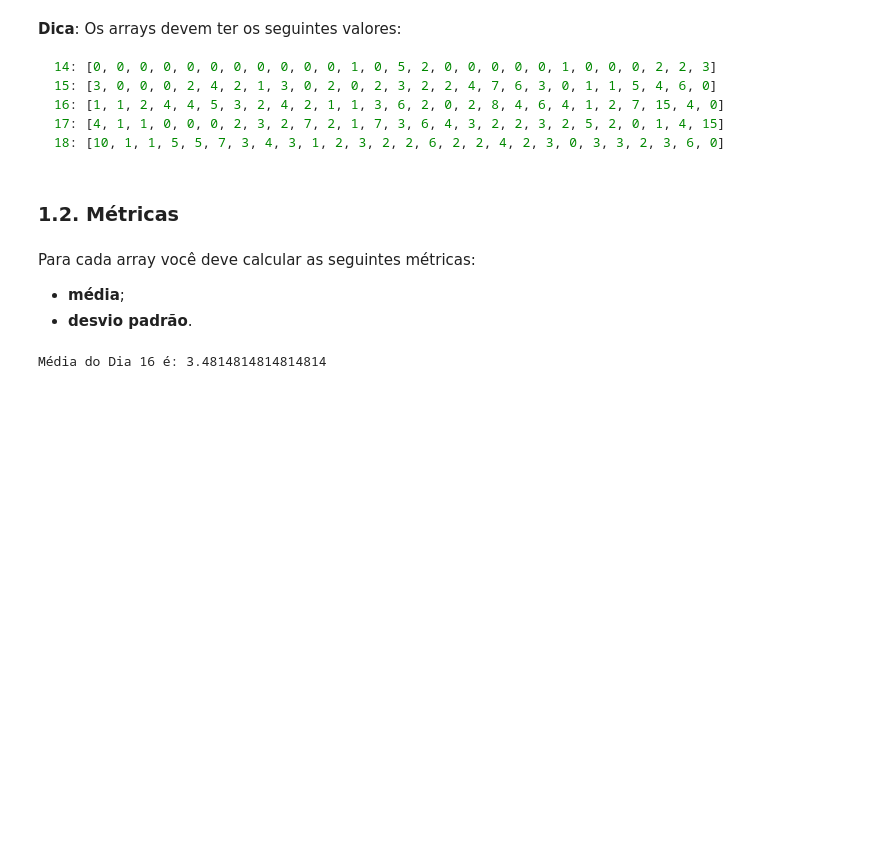
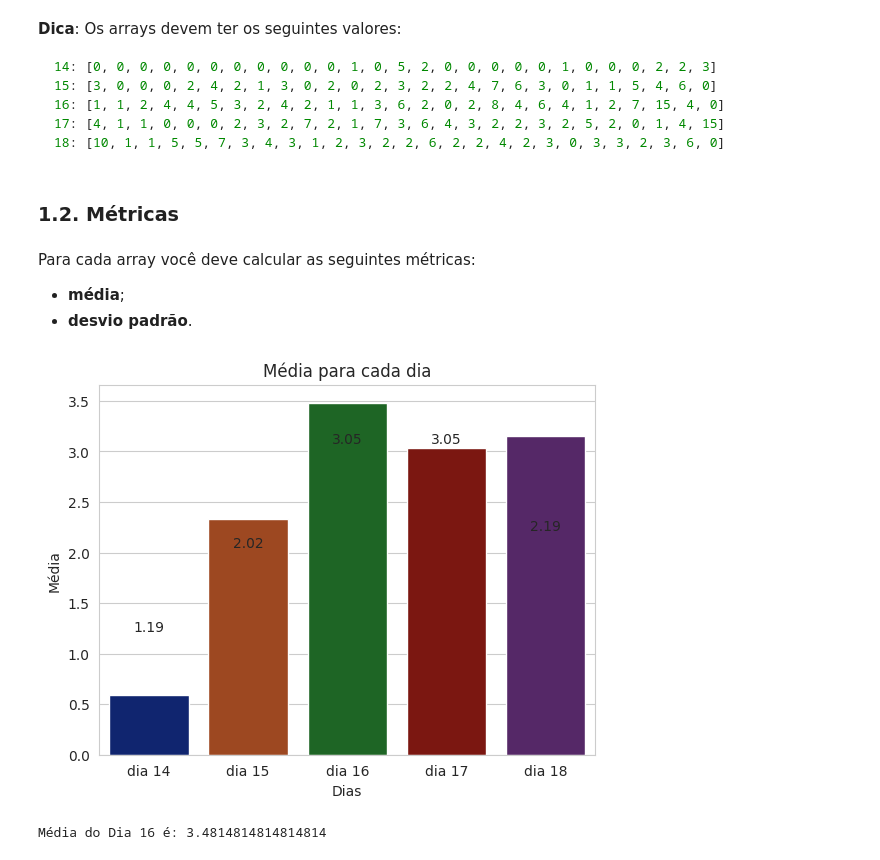
Before and after one commit to Ricardo-Filgueiras/Analista-de-dados-ebac, a Jupyter notebook: Modulo 21 - fundamentos Estatisticos/P_A_M21_Exercicio_ResolvidoV1.ipynb, the cells around one changed output. Cells and saved outputs as stored; diff of their text form; code cells hidden in the pictures; blank space fills up the shorter version.

Commit message:
add imagens dos gráficos.
Gráficos de media e desvio padrão,  e valor dos rótulos nos gráficos.

```diff
--- a/Modulo 21 - fundamentos Estatisticos/P_A_M21_Exercicio_ResolvidoV1.ipynb
+++ b/Modulo 21 - fundamentos Estatisticos/P_A_M21_Exercicio_ResolvidoV1.ipynb
@@ -145,9 +145,18 @@ valores_dp = list(dados_dict_std.values())
 # %%
 # Crie um gráfico de barras usando os rótulos e valores
 with sns.axes_style('whitegrid'):
 
   grafico_md = sns.barplot(x=rotulos,y=valores,errorbar=None, palette='dark')
   grafico_md.set(title='Média para cada dia',xlabel='Dias', ylabel='Média')
+
+
+  for i in range(len(rotulos_dp)):
+        rótulo_formatado = "{:.2f}".format(valores_dp[i])
+        grafico_md.annotate(rótulo_formatado, (i, valores_dp[i]), ha='center', va='bottom')
+
+  grafico_md.get_figure().savefig('Media.png')
+# %% [output]
+[figure, added]
 # %%
 print("Média do Dia 16 é:", md_16)
 # %% [output]
```
Also changed, not shown: parts of 1 cell of this notebook, 2 other files.
